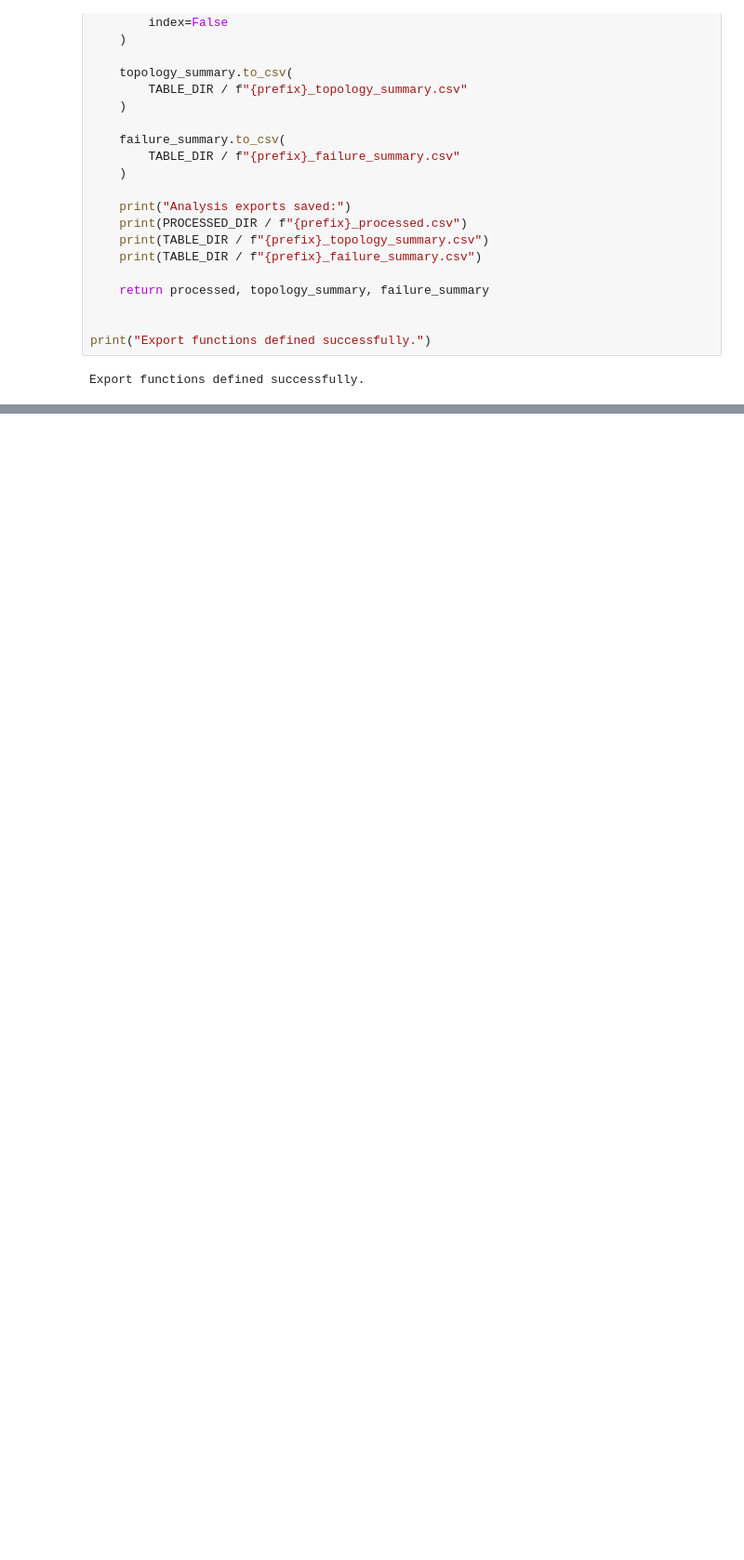
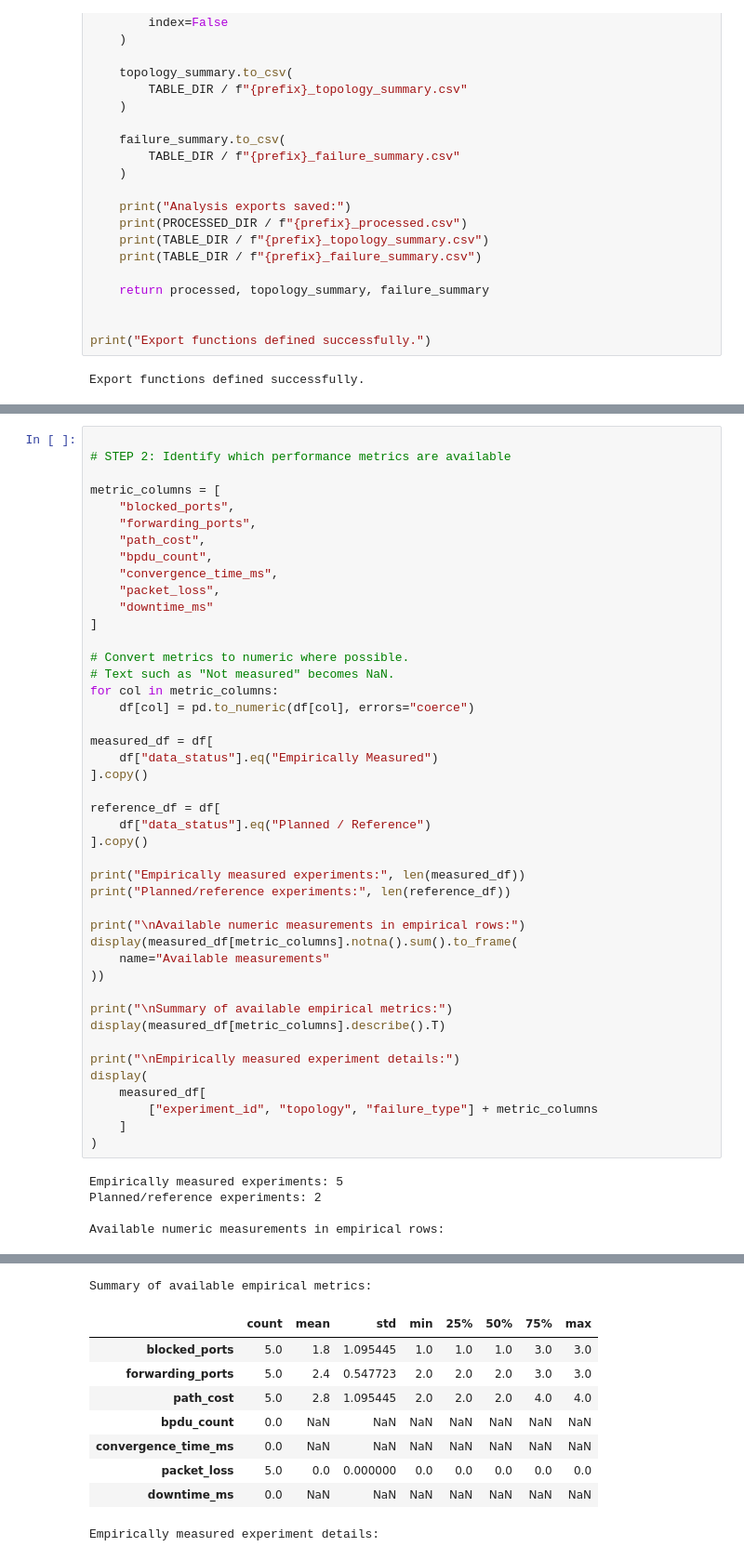
Before and after one commit to suhrudsharma/STP-Performance-Analysis, a Jupyter notebook: notebooks/STP_DataAnalysis.ipynb, the cells around one changed output, grey strips where cells are left out. Shown at 93% size. Drawn from its saved outputs; the diff is of its cells as text; blank space fills up the shorter version.

```diff
--- a/notebooks/STP_DataAnalysis.ipynb
+++ b/notebooks/STP_DataAnalysis.ipynb
@@ -462,0 +584,49 @@ Export functions defined successfully.
+# %%
+
+# STEP 2: Identify which performance metrics are available
+
+metric_columns = [
+    "blocked_ports",
+    "forwarding_ports",
+    "path_cost",
+    "bpdu_count",
+    "convergence_time_ms",
+    "packet_loss",
+    "downtime_ms"
+]
+
+# Convert metrics to numeric where possible.
+# Text such as "Not measured" becomes NaN.
+for col in metric_columns:
+    df[col] = pd.to_numeric(df[col], errors="coerce")
+
+measured_df = df[
+    df["data_status"].eq("Empirically Measured")
+].copy()
+
+reference_df = df[
+    df["data_status"].eq("Planned / Reference")
+].copy()
+
+print("Empirically measured experiments:", len(measured_df))
+print("Planned/reference experiments:", len(reference_df))
+
+print("\nAvailable numeric measurements in empirical rows:")
+display(measured_df[metric_columns].notna().sum().to_frame(
+    name="Available measurements"
+))
+
+print("\nSummary of available empirical metrics:")
+display(measured_df[metric_columns].describe().T)
+
+print("\nEmpirically measured experiment details:")
+display(
+    measured_df[
+        ["experiment_id", "topology", "failure_type"] + metric_columns
+    ]
+)
+# %% [output]
+Empirically measured experiments: 5
+Planned/reference experiments: 2
+
+Available numeric measurements in empirical rows:
@@ -462,0 +641,10 @@ Export functions defined successfully.
+Summary of available empirical metrics:
+|  | count | mean | std | min | 25% | 50% | 75% | max |
+| blocked_ports | 5.0 | 1.8 | 1.095445 | 1.0 | 1.0 | 1.0 | 3.0 | 3.0 |
+| forwarding_ports | 5.0 | 2.4 | 0.547723 | 2.0 | 2.0 | 2.0 | 3.0 | 3.0 |
+| path_cost | 5.0 | 2.8 | 1.095445 | 2.0 | 2.0 | 2.0 | 4.0 | 4.0 |
+| bpdu_count | 0.0 | NaN | NaN | NaN | NaN | NaN | NaN | NaN |
+| convergence_time_ms | 0.0 | NaN | NaN | NaN | NaN | NaN | NaN | NaN |
+| packet_loss | 5.0 | 0.0 | 0.000000 | 0.0 | 0.0 | 0.0 | 0.0 | 0.0 |
+| downtime_ms | 0.0 | NaN | NaN | NaN | NaN | NaN | NaN | NaN |
+Empirically measured experiment details:
```
Also changed, not shown: parts of 8 cells of this notebook.
